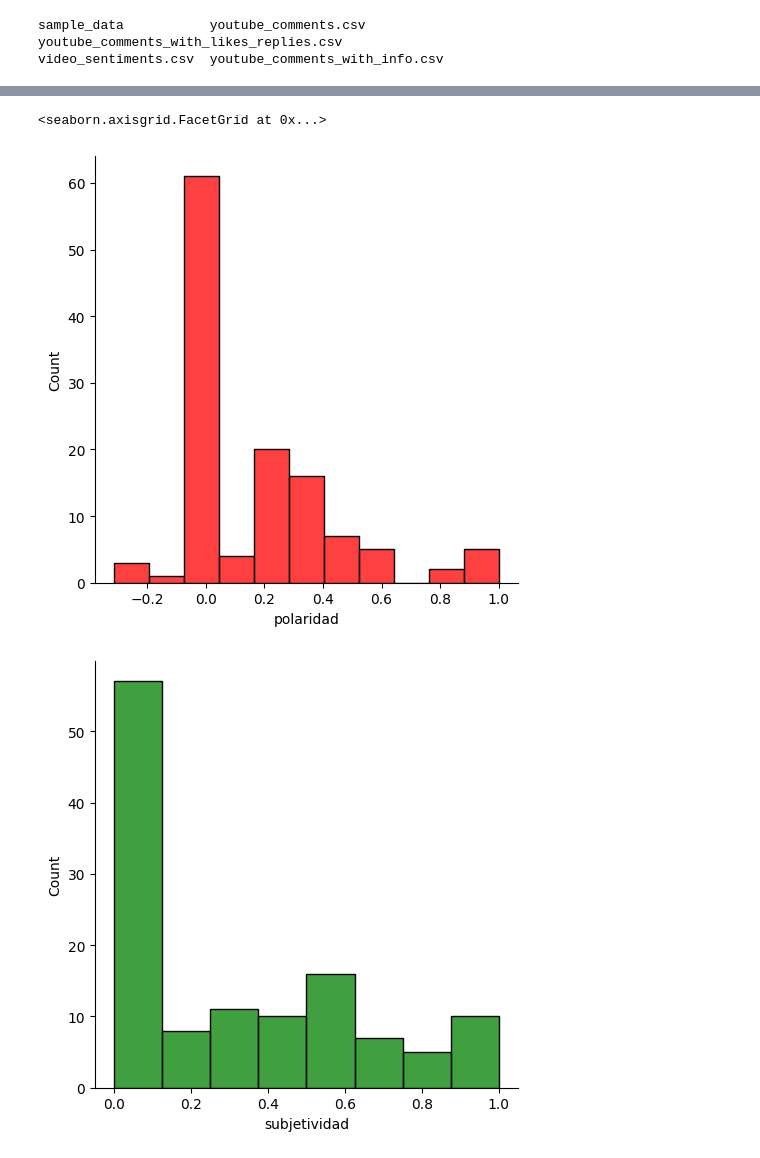
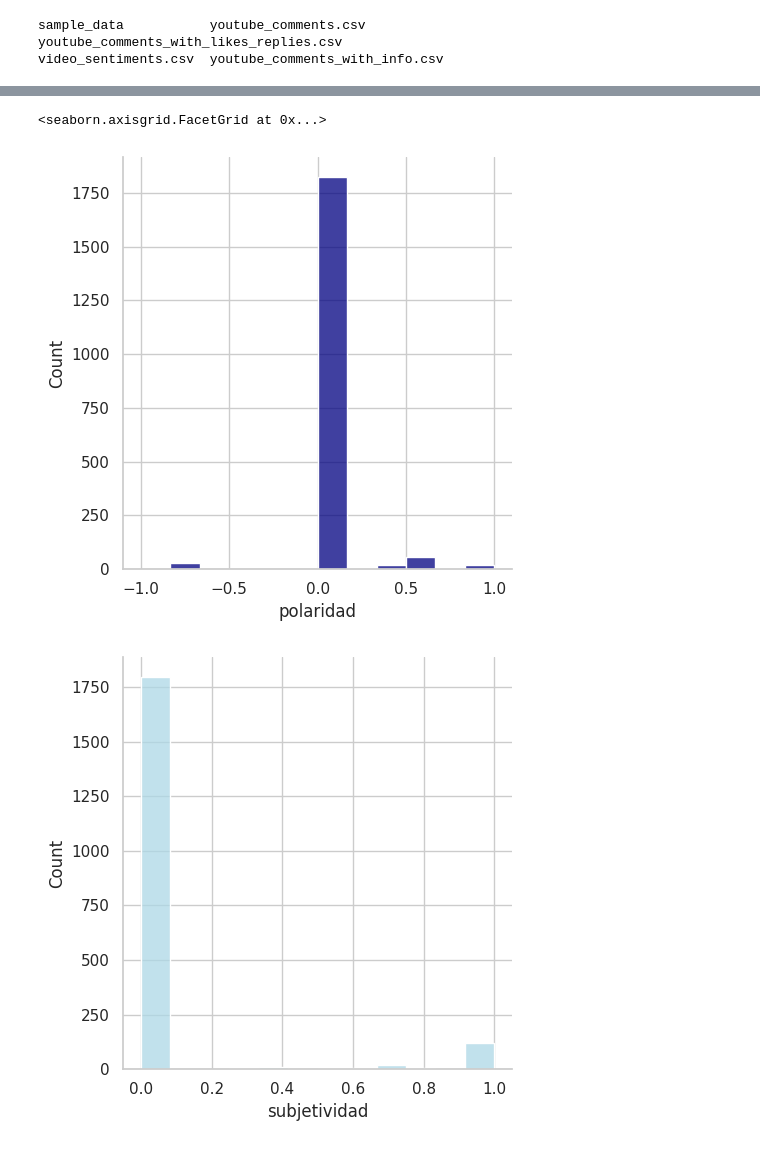
Before and after one commit to EHN8829/EJERCICIOS6A, a Jupyter notebook: DUPD_FINAL.ipynb, the cells around one changed output, grey strips where cells are left out. Saved outputs shown, nothing was run; the diff lists cells and outputs as text; code cells hidden in the pictures.

```diff
--- a/DUPD_FINAL.ipynb
+++ b/DUPD_FINAL.ipynb
@@ -1225,0 +1215,4 @@ FileNotFoundError: [Errno 2] No such file or directory: 'comments_data1.csv'
+# %%
+# Importando el archivo de sensaciones desde GitHub
+url = 'https://raw.githubusercontent.com/EHN8829/DUPD_FINAL/main/youtube_comments.csv'
+df = pd.read_csv(url)
@@ -1227,12 +1261,12 @@ FileNotFoundError: [Errno 2] No such file or directory: 'comments_data1.csv'
 df['polaridad']=df['Comment'].apply(lambda x: TextBlob(x).sentiment.polarity)
 df['subjetividad']=df['Comment'].apply(lambda x: TextBlob(x).sentiment.subjectivity)
 # %%
-sns.displot(df['polaridad'],color='red')
-sns.displot(df['subjetividad'],color='green')
+sns.displot(df['polaridad'],color='navy')
+sns.displot(df['subjetividad'],color='lightblue')
 # %% [output]
 <seaborn.axisgrid.FacetGrid at 0x...>
-[figure, old version]
+[figure, new version]
-[figure, old version]
+[figure, new version]
 # %%
 import seaborn as sns
 import matplotlib.pyplot as plt
```
Also changed, not shown: parts of 14 cells of this notebook.
